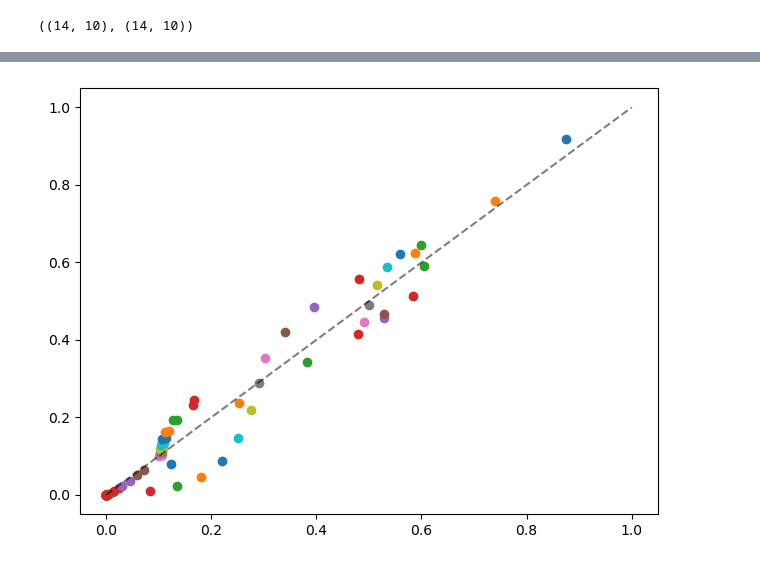
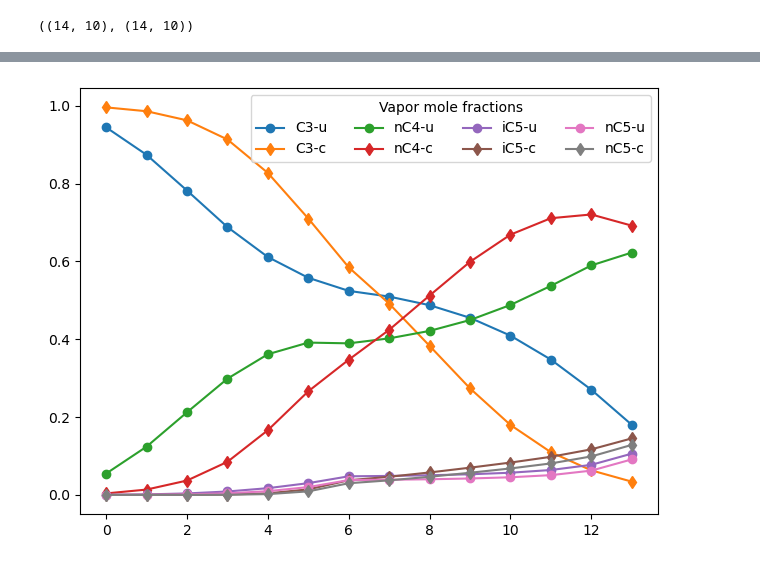
Before and after one commit to VChuzlov/My_Project, a Jupyter notebook: plots.ipynb, the cells around one changed output, grey strips where cells are left out. Cells and saved outputs as stored; diff of their text form; code cells hidden in the pictures.

```diff
--- a/plots.ipynb
+++ b/plots.ipynb
@@ -24,3 +12,6 @@ array([0.000396  , 0.00187   , 0.00571   , 0.0141    , 0.0302    ,
+# %%
+yu = np.loadtxt(r'..\Distillation2\yi_backup.txt')
+yc = np.loadtxt(r'..\Distillation2\yi.txt')
 # %%
 fig, ax = plt.subplots()
 
@@ -44,14 +35,23 @@ plt.savefig('comp.pdf')
-# %%
-fig, ax = plt.subplots()
-
-for i, _ in enumerate(u):
-    ax.scatter(u[i], c[i])
-
-ax.plot([0, 1], [0, 1], 'k--', alpha=.5)
-
-plt.tight_layout()
-# %% [output]
-[figure, removed]
+# %%
+fig, ax = plt.subplots()
+
+ax.plot(yu[:, 2], marker='o', label='C3-u')
+ax.plot(yc[:, 2], marker='d', label='C3-c')
+
+ax.plot(yu[:, 4], marker='o', label='nC4-u')
+ax.plot(yc[:, 4], marker='d', label='nC4-c')
+
+ax.plot(yu[:, 5], marker='o', label='iC5-u')
+ax.plot(yc[:, 5], marker='d', label='iC5-c')
+
+ax.plot(yu[:, 6], marker='o', label='nC5-u')
+ax.plot(yc[:, 6], marker='d', label='nC5-c')
+
+plt.legend(ncol=4, title='Vapor mole fractions')
+plt.tight_layout()
+plt.savefig('yij.pdf')
+# %% [output]
+[figure, added]
 # %%
 flows = np.loadtxt(r'..\Distillation2\profile_backup.txt')
 t = np.loadtxt(r'..\Distillation2\t_backup.txt')
```
Also changed, not shown: parts of 6 cells of this notebook, 6 other files.
